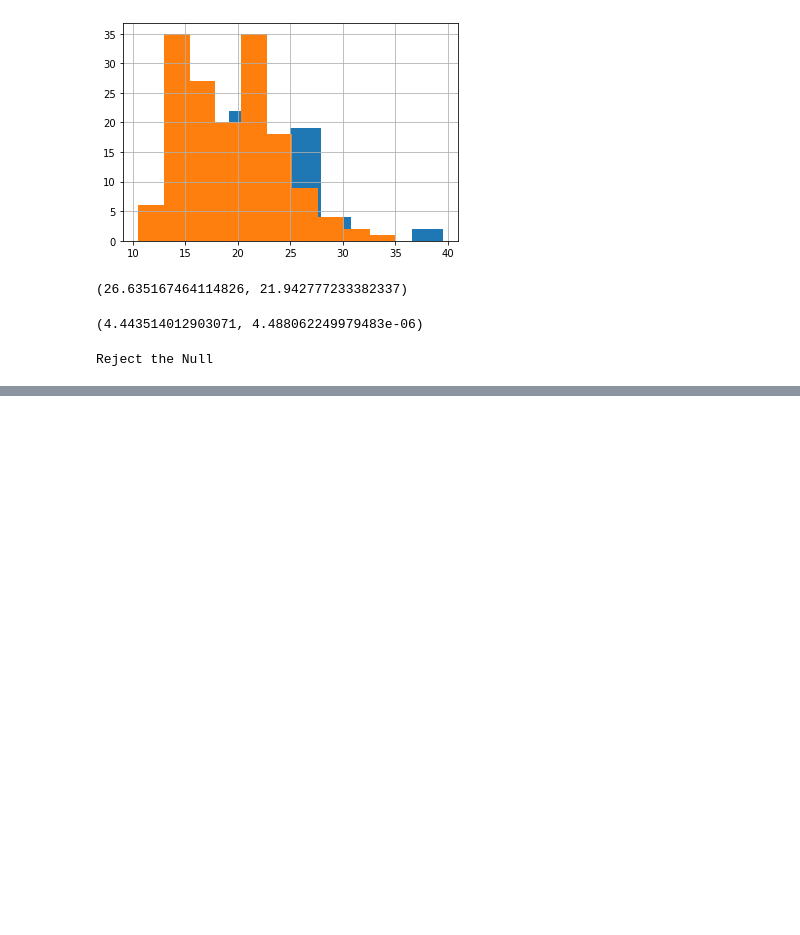
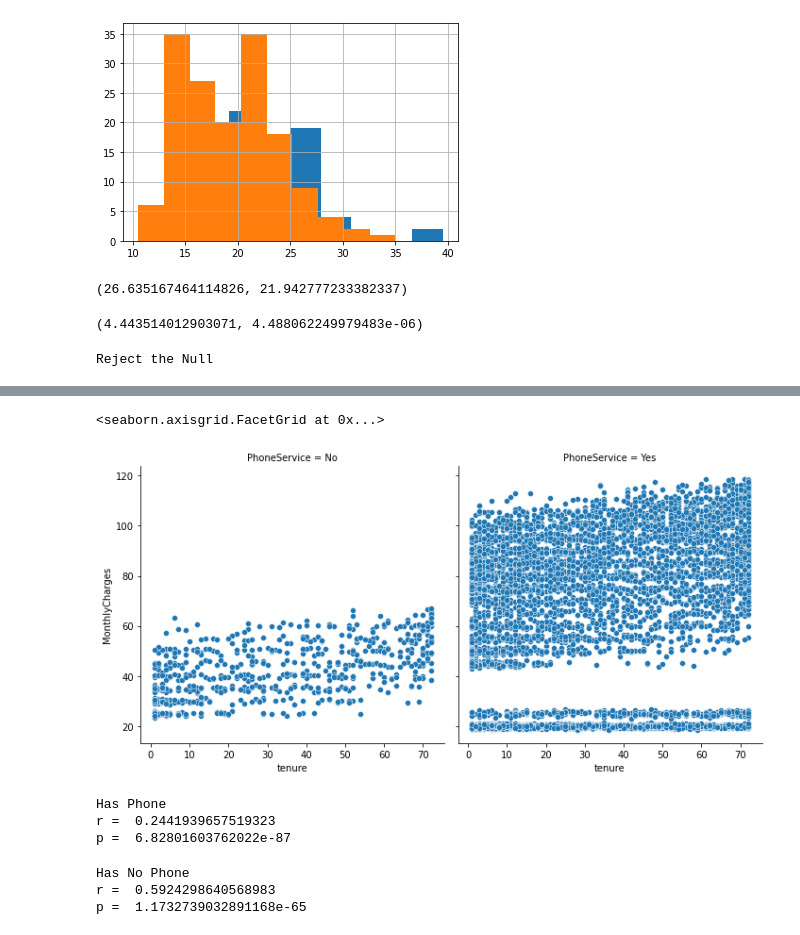
Before and after one commit to MatthewL09/statistics-exercises, a Jupyter notebook: hypothesis_testing.ipynb, the cells around one changed output, grey strips where cells are left out. Saved outputs shown, nothing was run; the diff lists cells and outputs as text; code cells hidden in the pictures; blank space fills up the shorter version.

```diff
--- a/hypothesis_testing.ipynb
+++ b/hypothesis_testing.ipynb
@@ -316,0 +468,5 @@ Reject the Null
+# %%
+sns.relplot(data = df, y = 'MonthlyCharges', x = 'tenure', col ='PhoneService')
+# %% [output]
+<seaborn.axisgrid.FacetGrid at 0x...>
+[figure, added]
@@ -316,0 +476,25 @@ Reject the Null
+# %%
+# NULL - Having a phone has no effect on the linear relationship between monthly charges and tenure
+# ALTERNATIVE - Having a phone has an effect on the linear relationship between monthly charges and tenure
+r, p = stats.pearsonr(yes_phone.tenure, yes_phone.MonthlyCharges)
+
+print('Has Phone')
+print('r = ', r)
+print('p = ', p)
+# %% [output]
+Has Phone
+r =  0.2441939657519323
+p =  6.82801603762022e-87
+# %%
+# NULL - Not having a phone has no effect on the linear relationship between monthly charges and tenure
+# ALTERNATIVE - Not having a phone has an effect on the linear relationship between monthly charges and tenure
+
+r, p = stats.pearsonr(no_phone.tenure, no_phone.MonthlyCharges)
+
+print('Has No Phone')
+print('r = ', r)
+print('p = ', p)
+# %% [output]
+Has No Phone
+r =  0.5924298640568983
+p =  1.1732739032891168e-65
```
Also changed, not shown: parts of 29 cells of this notebook.
